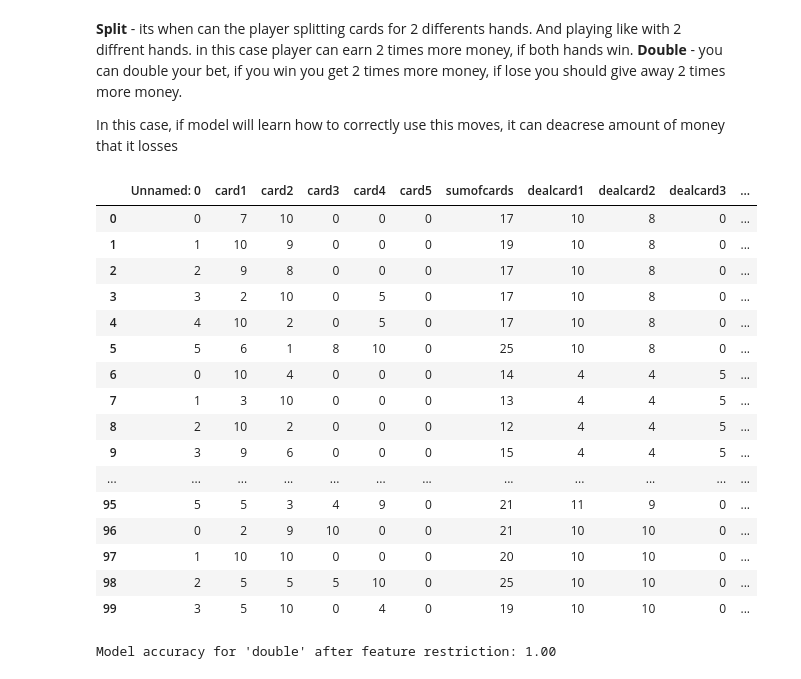
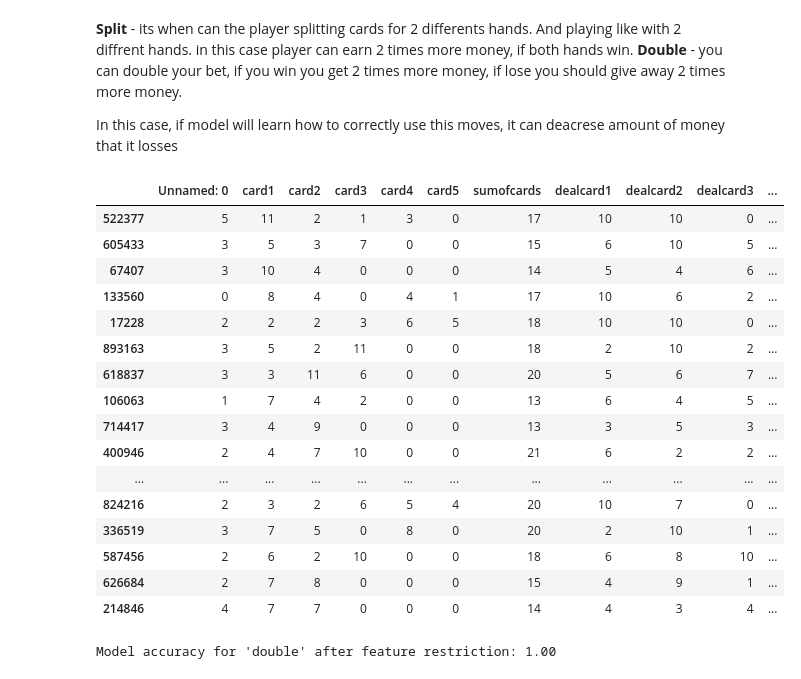
Before and after one commit to KirillMitjurin/DA6_project, a Jupyter notebook: BlackJack.ipynb, the cells around one changed output. Drawn from its saved outputs; the diff is of its cells as text; code cells hidden in the pictures.

```diff
--- a/BlackJack.ipynb
+++ b/BlackJack.ipynb
@@ -101,6 +101,8 @@ data.head(100)
 ## Seperating the data
 # %%
 # Define features (X) and target (y)
-features = data.drop(columns=['take_card'])
+sample_data = data.sample(frac=0.1, random_state=42)  # 10% данных
+print(sample_data)
+features = sample_data.drop(columns=['take_card'])
 # Targets: Individual target columns
-target_take_card = data['take_card']
+target_take_card = sample_data['take_card']
@@ -622,51 +637,51 @@ def decide_double(ply2cardsum, dealer_card):
     elif ply2cardsum == 9 and 3 <= dealer_card <= 6:  # Double down on 9 if dealer's card is between 3 and 6
         return 1
     return 0  # Do not double down
 
 # Define the "decide_split" logic
 def decide_split(dealer_card, plycard1, plycard2):
     # Split logic: Only split pairs, especially Aces and 8s
     if plycard1 == plycard2:  # Only consider pairs for splitting
         if plycard1 == 11:  # Aces
             return 1  # Always split Aces
         elif plycard1 == 8:  # 8s
             return 1  # Always split 8s
         elif plycard1 == 2 or plycard1 == 3:  # 2s and 3s
             if 3 <= dealer_card <= 7:  # Split if dealer's card is 3-7
                 return 1
         elif plycard1 == 6:  # 6s
             if 3 <= dealer_card <= 6:  # Split if dealer's card is 2-6
                 return 1
         elif plycard1 == 7:  # 7s
             if dealer_card < 8:  # Split if dealer's card is 2-7
                 return 1
         elif plycard1 == 9:  # 9s
             if 2 <= dealer_card <= 6 or 8 <= dealer_card <= 9:  # Split if dealer's card is 2-6 or 8-9
                 return 1
     return 0  # Do not split
 
-data['double'] = data.apply(lambda row: decide_double(row['ply2cardsum'], row['dealcard1']), axis=1)
-data['split'] = data.apply(lambda row: decide_split(row['dealcard1'], row['card1'], row['card2']), axis=1)
+sample_data['double'] = sample_data.apply(lambda row: decide_double(row['ply2cardsum'], row['dealcard1']), axis=1)
+sample_data['split'] = sample_data.apply(lambda row: decide_split(row['dealcard1'], row['card1'], row['card2']), axis=1)
 
 
-data.head(100)
+sample_data.head(100)
 # %% [output]
 |  | Unnamed: 0 | card1 | card2 | card3 | card4 | card5 | sumofcards | dealcard1 | dealcard2 | dealcard3 | ... |
-| 0 | 0 | 7 | 10 | 0 | 0 | 0 | 17 | 10 | 8 | 0 | ... |
-| 1 | 1 | 10 | 9 | 0 | 0 | 0 | 19 | 10 | 8 | 0 | ... |
-| 2 | 2 | 9 | 8 | 0 | 0 | 0 | 17 | 10 | 8 | 0 | ... |
-| 3 | 3 | 2 | 10 | 0 | 5 | 0 | 17 | 10 | 8 | 0 | ... |
-| 4 | 4 | 10 | 2 | 0 | 5 | 0 | 17 | 10 | 8 | 0 | ... |
-| 5 | 5 | 6 | 1 | 8 | 10 | 0 | 25 | 10 | 8 | 0 | ... |
-| 6 | 0 | 10 | 4 | 0 | 0 | 0 | 14 | 4 | 4 | 5 | ... |
-| 7 | 1 | 3 | 10 | 0 | 0 | 0 | 13 | 4 | 4 | 5 | ... |
-| 8 | 2 | 10 | 2 | 0 | 0 | 0 | 12 | 4 | 4 | 5 | ... |
-| 9 | 3 | 9 | 6 | 0 | 0 | 0 | 15 | 4 | 4 | 5 | ... |
+| 522377 | 5 | 11 | 2 | 1 | 3 | 0 | 17 | 10 | 10 | 0 | ... |
+| 605433 | 3 | 5 | 3 | 7 | 0 | 0 | 15 | 6 | 10 | 5 | ... |
+| 67407 | 3 | 10 | 4 | 0 | 0 | 0 | 14 | 5 | 4 | 6 | ... |
+| 133560 | 0 | 8 | 4 | 0 | 4 | 1 | 17 | 10 | 6 | 2 | ... |
+| 17228 | 2 | 2 | 2 | 3 | 6 | 5 | 18 | 10 | 10 | 0 | ... |
+| 893163 | 3 | 5 | 2 | 11 | 0 | 0 | 18 | 2 | 10 | 2 | ... |
+| 618837 | 3 | 3 | 11 | 6 | 0 | 0 | 20 | 5 | 6 | 7 | ... |
+| 106063 | 1 | 7 | 4 | 2 | 0 | 0 | 13 | 6 | 4 | 5 | ... |
+| 714417 | 3 | 4 | 9 | 0 | 0 | 0 | 13 | 3 | 5 | 3 | ... |
+| 400946 | 2 | 4 | 7 | 10 | 0 | 0 | 21 | 6 | 2 | 2 | ... |
 | ... | ... | ... | ... | ... | ... | ... | ... | ... | ... | ... | ... |
-| 95 | 5 | 5 | 3 | 4 | 9 | 0 | 21 | 11 | 9 | 0 | ... |
-| 96 | 0 | 2 | 9 | 10 | 0 | 0 | 21 | 10 | 10 | 0 | ... |
-| 97 | 1 | 10 | 10 | 0 | 0 | 0 | 20 | 10 | 10 | 0 | ... |
-| 98 | 2 | 5 | 5 | 5 | 10 | 0 | 25 | 10 | 10 | 0 | ... |
-| 99 | 3 | 5 | 10 | 0 | 4 | 0 | 19 | 10 | 10 | 0 | ... |
+| 824216 | 2 | 3 | 2 | 6 | 5 | 4 | 20 | 10 | 7 | 0 | ... |
+| 336519 | 3 | 7 | 5 | 0 | 8 | 0 | 20 | 2 | 10 | 1 | ... |
+| 587456 | 2 | 6 | 2 | 10 | 0 | 0 | 18 | 6 | 8 | 10 | ... |
+| 626684 | 2 | 7 | 8 | 0 | 0 | 0 | 15 | 4 | 9 | 1 | ... |
+| 214846 | 4 | 7 | 7 | 0 | 0 | 0 | 14 | 4 | 3 | 4 | ... |
 # %%
 # Restrict data to relevant features for 'double'
```
Also changed, not shown: parts of 20 cells of this notebook.
